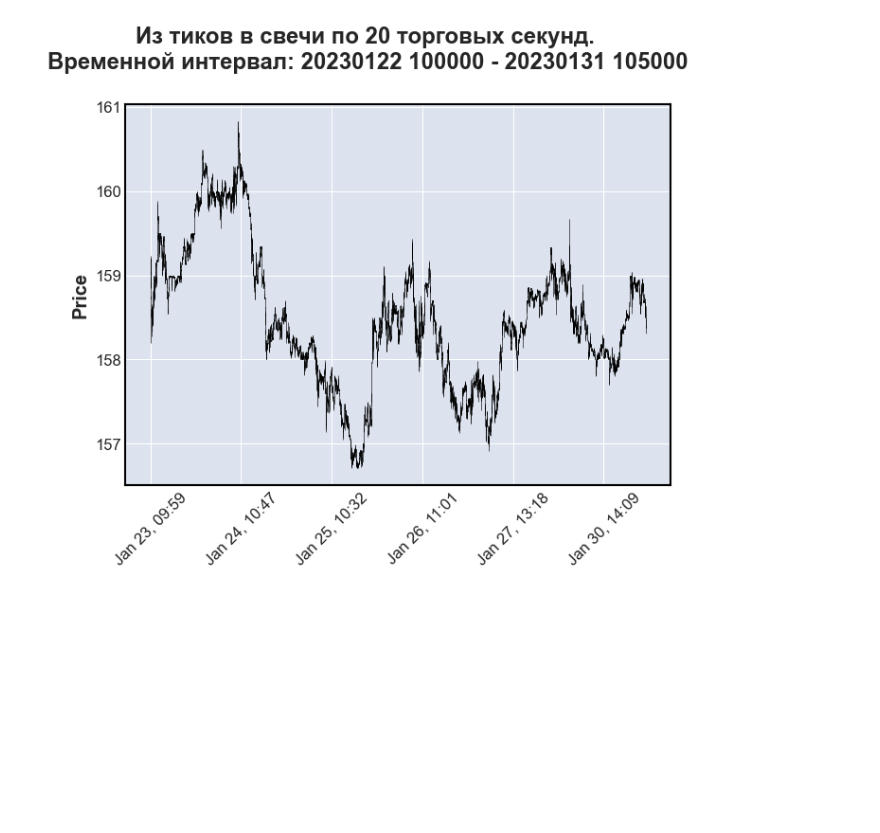
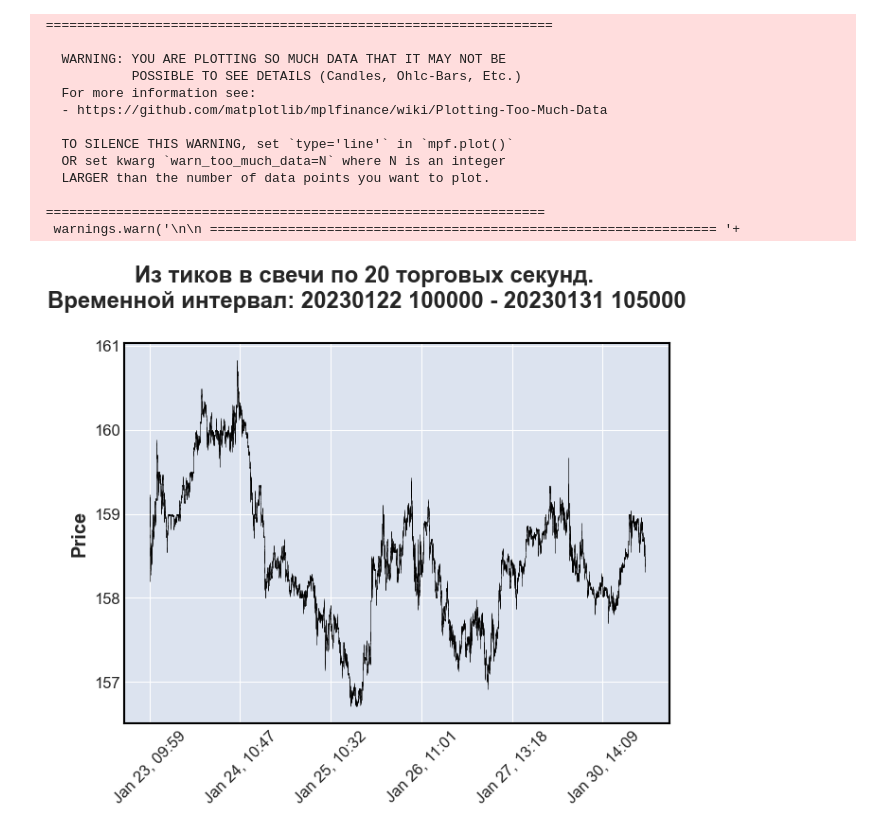
Before and after one commit to MinakovMax/dreamteamtrading-01, a Jupyter notebook: CandlesTestData.ipynb, the cells around one changed output. Saved outputs shown, nothing was run; the diff lists cells and outputs as text; code cells hidden in the pictures; blank space fills up the shorter version.

```diff
--- a/CandlesTestData.ipynb
+++ b/CandlesTestData.ipynb
@@ -53,35 +66,54 @@ N = 20
 second = Convertor.tick_to_candles_N_trade_second(file_path=file_path, date_start=date_start, time_start=time_start,
                                                   date_end=date_end, time_end=time_end, N=N)
 
 second['date'] = pd.to_datetime(second['date'].astype(str) + ' ' + second['time'].astype(str), format='%Y%m%d %H%M%S')
 
 #columns_to_drop = ['time', 'timestamp', 'is_trade_session', 'change', 'wprice', 'buy_volume', 'sell_volume', 'tick_count', 'buy_tick_count', 'sell_tick_count']  # список названий столбцов для удаления
 #second = second.drop(columns=columns_to_drop)
 
 # Заменить значения NaN на нули или другое значение по вашему выбору
 second['open'].fillna(0, inplace=True)
 second['close'].fillna(0, inplace=True)
 second['high'].fillna(0, inplace=True)
 second['low'].fillna(0, inplace=True)
-second['volume'] = second['volume'].astype(int)
+
 
 # Проверить наличие NaN значений после замены
 if second.isnull().values.any():
     # Если после замены значения NaN все еще остались, возможно, вам нужно провести дополнительную обработку данных
     # или удалить строки с NaN значениями
     raise ValueError('Data contains NaN values.')
+
+second['open'] = second['open'].astype(float)
+second['close'] = second['close'].astype(float)
+second['high'] = second['high'].astype(float)
+second['low'] = second['low'].astype(float)
+second['volume'] = second['volume'].astype(int)
 
 # Настройка индекса DataFrame по столбцу 'date'
 second.set_index('date', inplace=True)
 # Добавление подписи с временным интервалом
 time_interval_label = 'Временной интервал: ' + date_start + ' ' + time_start + ' - ' + date_end + ' ' + time_end
 
 # Создание свечного графика с помощью mplfinance
 mpf.plot(second, type='candle', title='Из тиков в свечи по ' + str(N) + ' торговых секунд. \n' + time_interval_label, volume=False)
 
 plt.show()
 # %% [output]
+ =================================================================
+
+   WARNING: YOU ARE PLOTTING SO MUCH DATA THAT IT MAY NOT BE
+            POSSIBLE TO SEE DETAILS (Candles, Ohlc-Bars, Etc.)
+   For more information see:
+   - https://github.com/matplotlib/mplfinance/wiki/Plotting-Too-Much-Data
+
+   TO SILENCE THIS WARNING, set `type='line'` in `mpf.plot()`
+   OR set kwarg `warn_too_much_data=N` where N is an integer
+   LARGER than the number of data points you want to plot.
+
+ ================================================================
+  warnings.warn('\n\n ================================================================= '+
-[figure, old version]
+[figure, new version]
 # %%
 import pandas as pd
 import matplotlib.pyplot as plt
```
Also changed, not shown: parts of 3 cells of this notebook, 1 other file.
